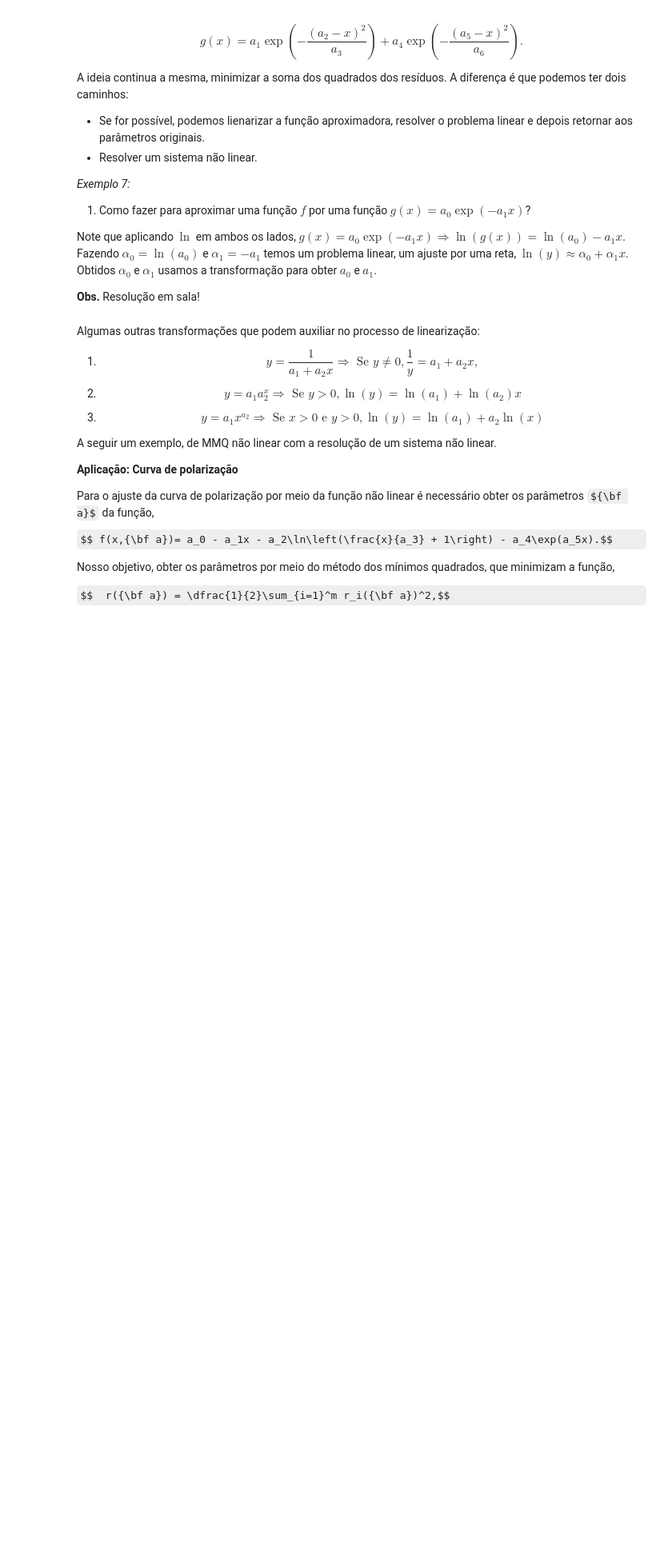
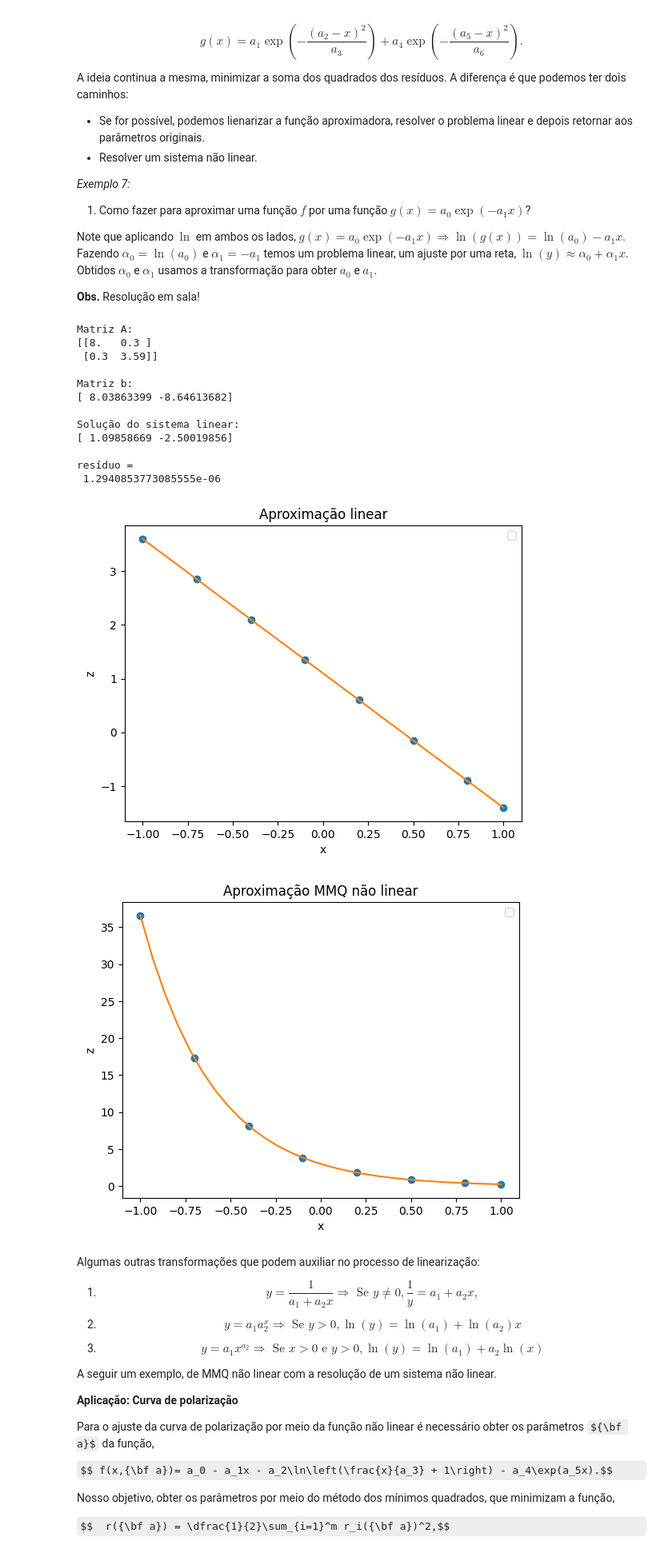
Before and after one commit to vishmaria/calculo-numerico, a Jupyter notebook: MMQ.ipynb, the cells around one changed output. Shown: that part at 80% size. Saved outputs shown, nothing was run; the diff lists cells and outputs as text; code cells hidden in the pictures; some formulas as TeX source; blank space fills up the shorter version.

Commit message:
Pequenos ajustes de print

```diff
--- a/MMQ.ipynb
+++ b/MMQ.ipynb
@@ -637,14 +669,14 @@ def flinear(x, a):
 def rlinear(a, x, y):
     return flinear(x, a) - y
 
-#Exemplo
+# "Tabela" com x, y, e log(y)
 x = np.array([-1, -0.7, -0.4, -0.1, 0.2, 0.5, 0.8, 1])
 y = np.array([36.547, 17.264, 8.155, 3.852, 1.82, 0.86, 0.406, 0.246])
 z = np.log(y)
 
 m = len(x)
 
-#Sistema para o ajuste por reta
+# Sistema para o ajuste por reta
 A = np.zeros((2,2))
 b = np.zeros(2)
 
@@ -659,38 +691,58 @@ for i in range(m):
 A[0,0] = a0
 A[1,0] = a1
 A[0,1] = a1
 A[1,1] = a2
 b[0] = b1
 b[1] = b2
-print(A)
-print(b)
+print("Matriz A:\n{}\n".format(A))
+print("Matriz b:\n{}\n".format(b))
+# Solucionar o sistema
 a = np.linalg.solve(A, b)
-print(a)
+print("Solução do sistema linear:\n{}\n".format(a))
 res = 0
+# Cálculo do resíduo
 for i in range(m):
    res += (rlinear(a, x[i], z[i])**2)
-print("resíduo = ", res)
+print("resíduo = \n", res)
 alpha = [np.exp(a[0]), -a[1]]
 
 xc = np.linspace(x[0], x[m-1], 30)
 zc = flinear(xc, a)
 yc = fnlinear(xc, alpha)
-
+# Gráfico da aproximação linear:
 plt.figure(1)
 plt.plot(x, z, 'o', label='Experimento')
 plt.plot(xc, zc, label='Ajuste')
+plt.title("Aproximação linear")
 plt.xlabel("x")
 plt.ylabel("z")
 plt.legend('')
 plt.show()
 
+# Gráfico da aproximação não linear
 plt.figure(2)
 plt.plot(x, y, 'o', label='Experimento')
 plt.plot(xc, yc, label='Ajuste')
+plt.title("Aproximação MMQ não linear")
 plt.xlabel("x")
 plt.ylabel("z")
 plt.legend('')
 plt.show()
+# %% [output]
+Matriz A:
+[[8.   0.3 ]
+ [0.3  3.59]]
+
+Matriz b:
+[ 8.03863399 -8.64613682]
+
+Solução do sistema linear:
+[ 1.09858669 -2.50019856]
+
+resíduo =
+ 1.2940853773085555e-06
+[figure, added]
+[figure, added]
 # %% [markdown]
 Algumas outras transformações que podem auxiliar no processo de linearização:
 
```
Also changed, not shown: parts of 8 cells of this notebook.
